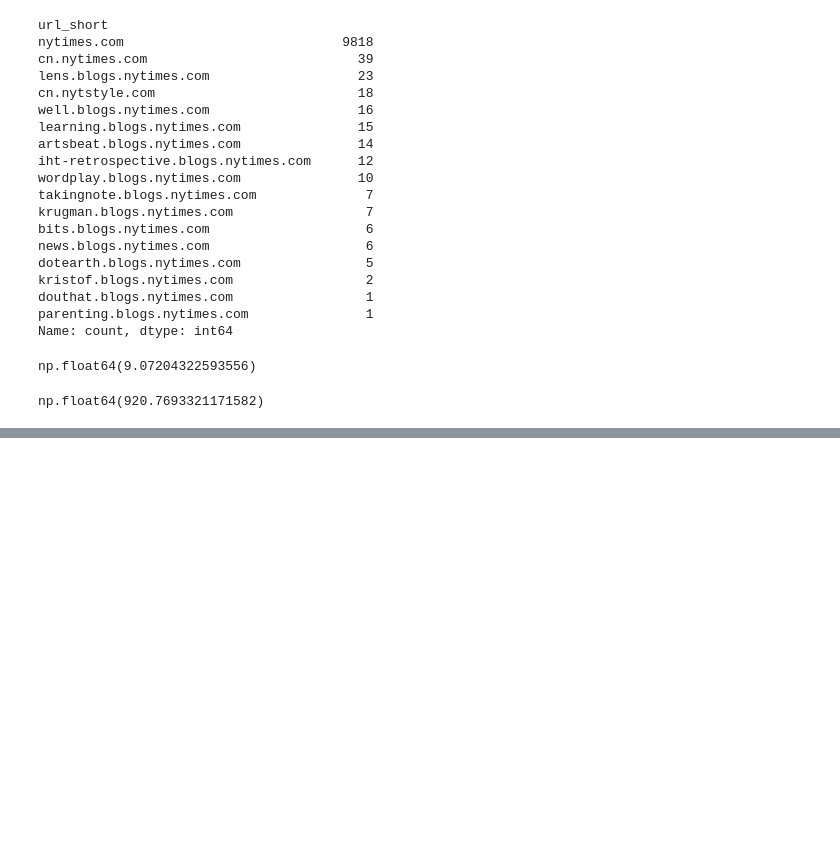
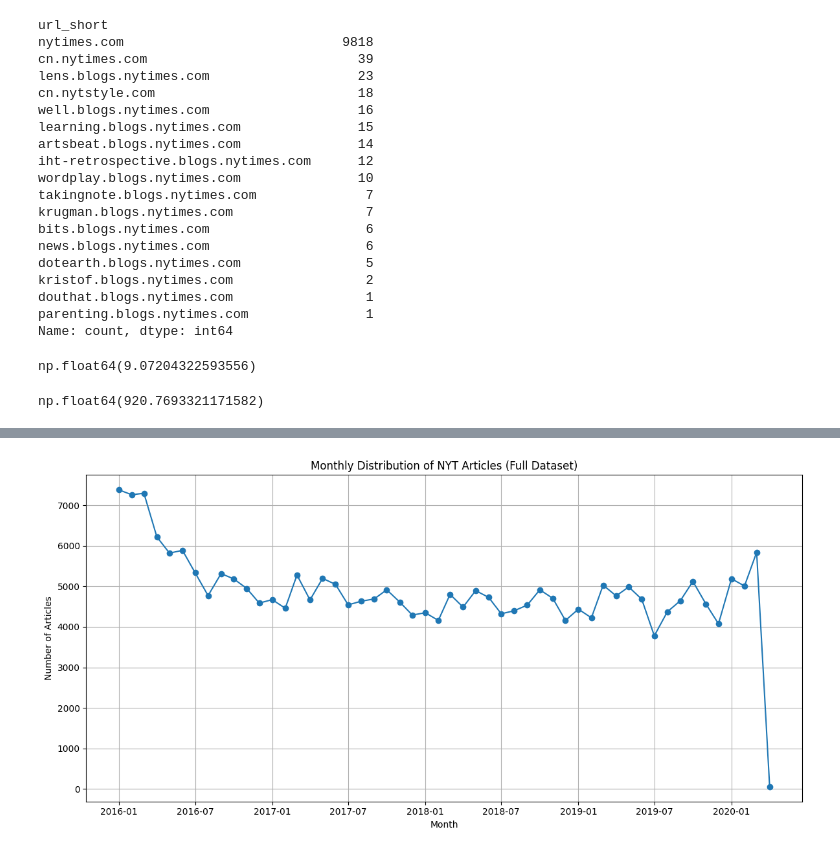
Before and after one commit to Benemrxr/project-ds4pp-eth2025, a Jupyter notebook: data/national-news.ipynb, the cells around one changed output, grey strips where cells are left out. Saved outputs shown, nothing was run; the diff lists cells and outputs as text; code cells hidden in the pictures; blank space fills up the shorter version.

```diff
--- a/data/national-news.ipynb
+++ b/data/national-news.ipynb
@@ -132 +127,29 @@ Note: you may need to restart the kernel to use updated packages.
+# %%
+# --- Aggregate full df_nyt by month via DuckDB and plot ---
+
+import duckdb
+import matplotlib.pyplot as plt
+
+# 1) run SQL aggregation on the full NYT dataset
+df_monthly = duckdb.query(f"""
+    SELECT
+      date_trunc('month', CAST(date AS DATE)) AS month,
+      COUNT(*) AS n_articles
+    FROM read_csv_auto('{csv_path}')
+    WHERE publication = 'The New York Times'
+    GROUP BY 1
+    ORDER BY 1
+""").to_df()
+
+# 2) plot the full‐data monthly counts
+plt.figure(figsize=(12, 6))
+plt.plot(df_monthly['month'], df_monthly['n_articles'], marker='o', linestyle='-')
+plt.title("Monthly Distribution of NYT Articles (Full Dataset)")
+plt.xlabel("Month")
+plt.ylabel("Number of Articles")
+plt.grid(True)
+plt.tight_layout()
+plt.show()
+# %% [output]
+[figure, added]
 # %%
```
Also changed, not shown: parts of 6 cells of this notebook, 1 other file.
